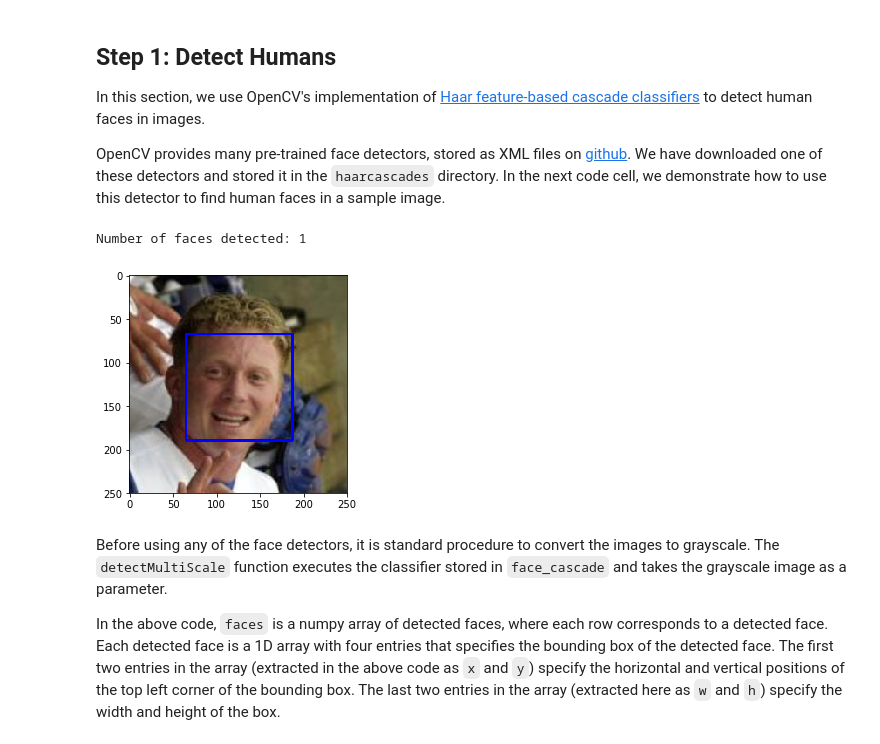
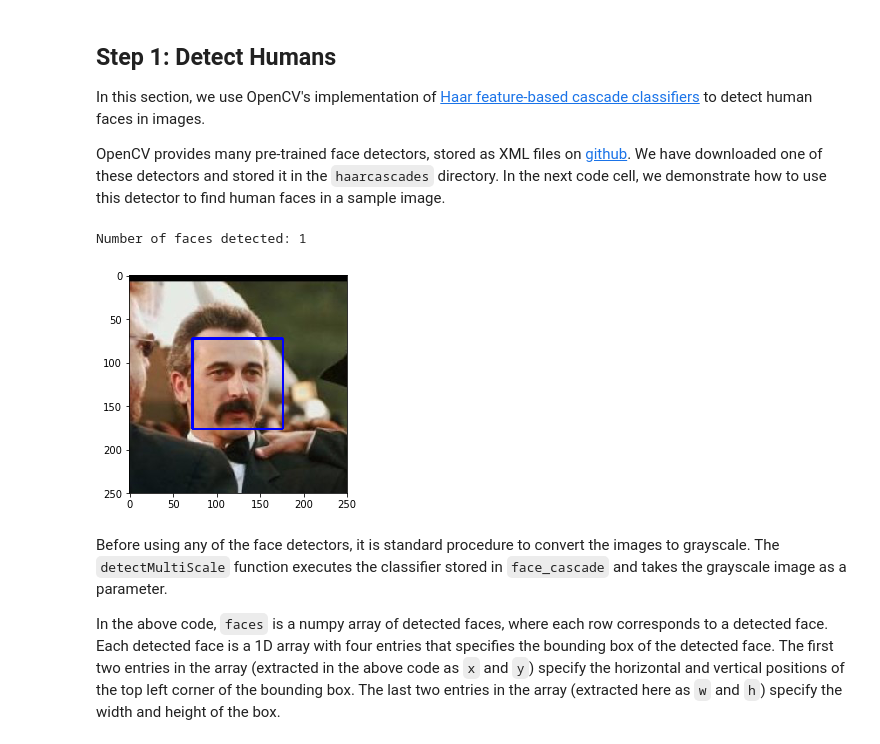
Before and after one commit to reitoukousen/deep-learning-v2-pytorch, a Jupyter notebook: project-dog-classification/dog_app.ipynb, the cells around one changed output. Drawn from its saved outputs; the diff is of its cells as text; code cells hidden in the pictures.

```diff
--- a/project-dog-classification/dog_app.ipynb
+++ b/project-dog-classification/dog_app.ipynb
@@ -75,35 +75,35 @@ OpenCV provides many pre-trained face detectors, stored as XML files on [github]
 import cv2
 import matplotlib.pyplot as plt
 %matplotlib inline
 
 # extract pre-trained face detector
 face_cascade = cv2.CascadeClassifier('haarcascades/haarcascade_frontalface_alt.xml')
 
 # load color (BGR) image
-img = cv2.imread(human_files[1])
+img = cv2.imread(human_files[10])
 # convert BGR image to grayscale
 gray = cv2.cvtColor(img, cv2.COLOR_BGR2GRAY)
 
 # find faces in image
 faces = face_cascade.detectMultiScale(gray)
 
 # print number of faces detected in the image
 print('Number of faces detected:', len(faces))
 
 # get bounding box for each detected face
 for (x,y,w,h) in faces:
     # add bounding box to color image
     cv2.rectangle(img,(x,y),(x+w,y+h),(255,0,0),2)
 
 # convert BGR image to RGB for plotting
 cv_rgb = cv2.cvtColor(img, cv2.COLOR_BGR2RGB)
 
 # display the image, along with bounding box
 plt.imshow(cv_rgb)
 plt.show()
 # %% [output]
 Number of faces detected: 1
-[figure, old version]
+[figure, new version]
 # %% [markdown]
 Before using any of the face detectors, it is standard procedure to convert the images to grayscale.  The `detectMultiScale` function executes the classifier stored in `face_cascade` and takes the grayscale image as a parameter.
 
```
Also changed, not shown: parts of 1 cell of this notebook.
